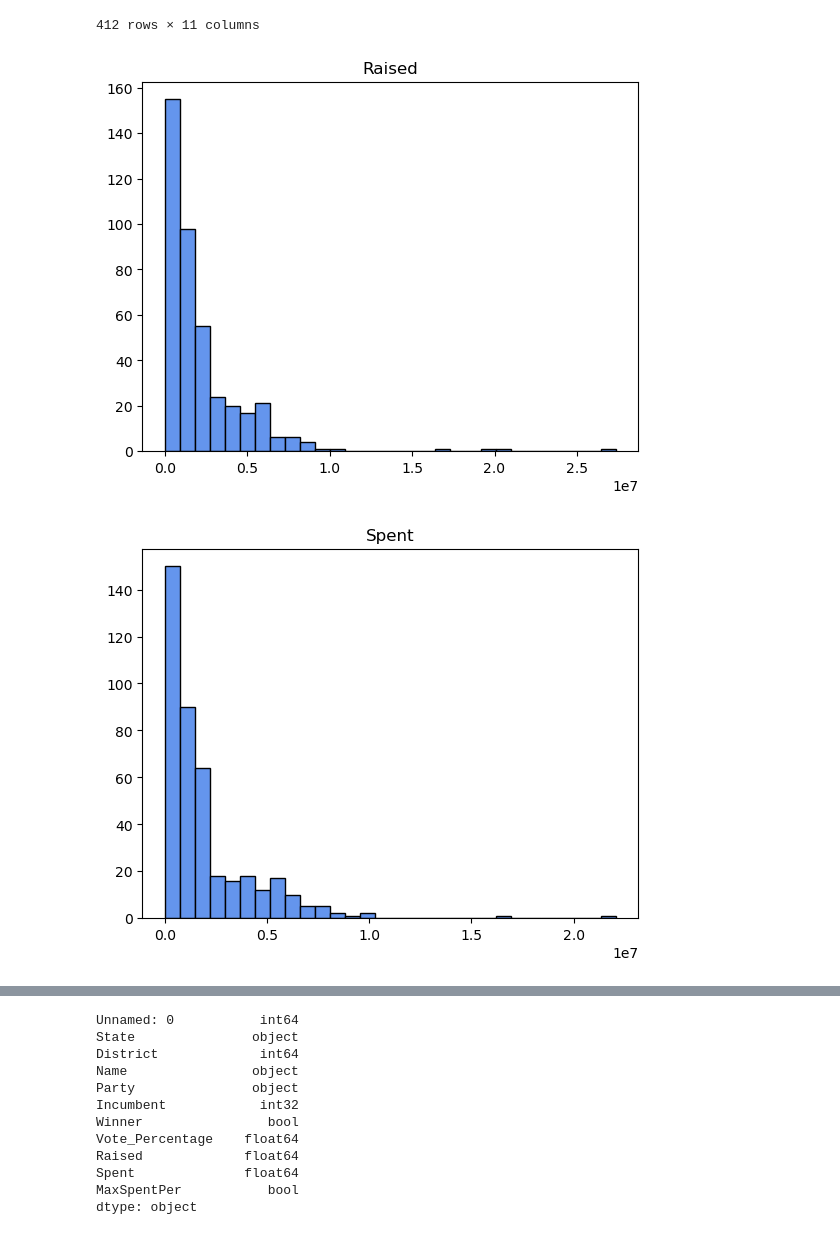
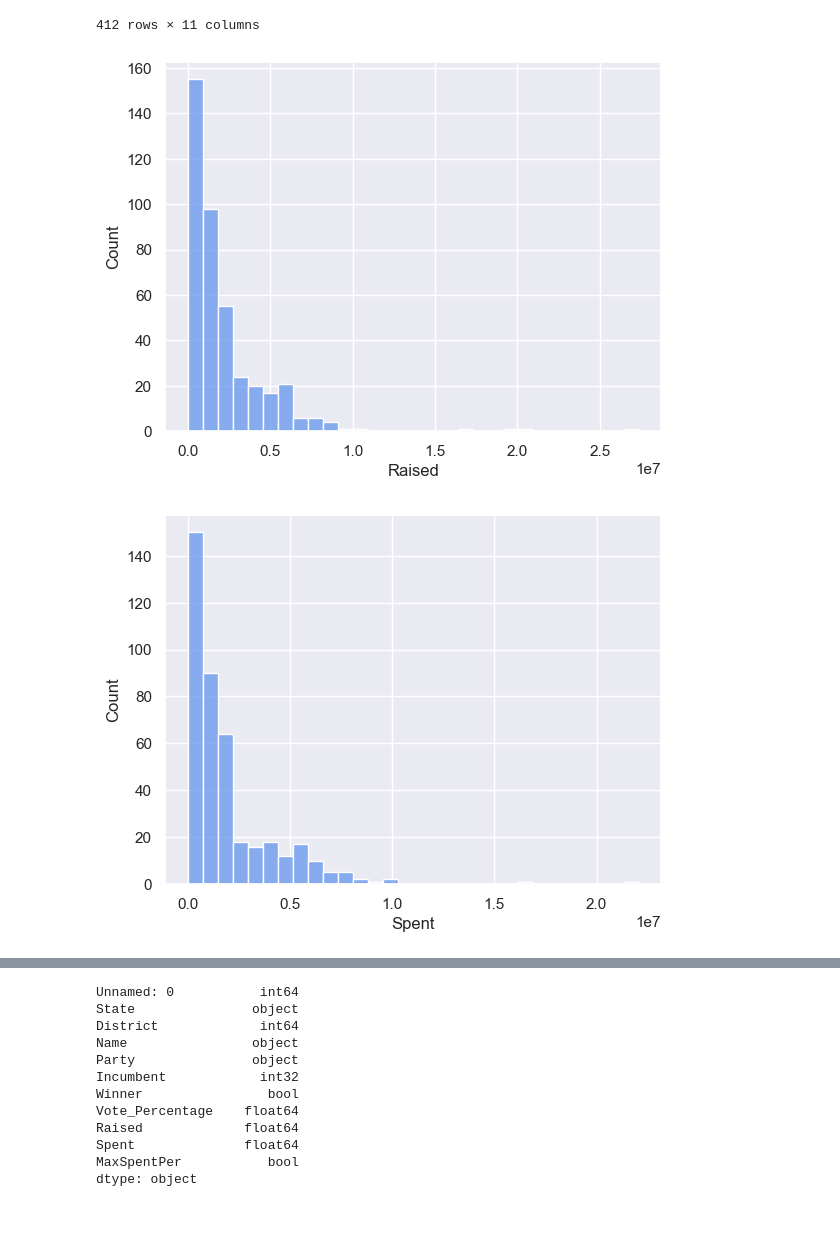
Before and after one commit to nss-data-science-cohort-7/webscraping-open-secrets-boooooleans, a Jupyter notebook: notebooks/mt_ex_analysis.ipynb, the cells around one changed output, grey strips where cells are left out. Saved outputs shown, nothing was run; the diff lists cells and outputs as text; code cells hidden in the pictures.

```diff
--- a/notebooks/mt_ex_analysis.ipynb
+++ b/notebooks/mt_ex_analysis.ipynb
@@ -308,3 +325,7 @@ df_ex_r
 # %%
-df_ex_r.hist('Raised', bins=30, color = 'red', grid=False, edgecolor = 'black');
+#df_ex_r.hist('Raised', bins=30, color = 'red', grid=False, edgecolor = 'black');
+sns.set(style="darkgrid")
+sns.set_context('notebook')
+sns.histplot(data=df_ex_r, x='Raised',color = 'red', bins=30)
+plt.show()
 # %% [output]
@@ -312,3 +333,7 @@ df_ex_r.hist('Raised', bins=30, color = 'red', grid=False, edgecolor = 'black');
 # %%
-df_ex_r.hist('Raised', bins=30, color = 'red', grid=False, edgecolor = 'black');
+#df_ex_r.hist('Spent', bins=30, color = 'red', grid=False, edgecolor = 'black');
+sns.set(style="darkgrid")
+sns.set_context('notebook')
+sns.histplot(data=df_ex_r, x='Spent',color = 'red', bins=30)
+plt.show()
 # %% [output]
@@ -316,3 +341,4 @@ df_ex_r.hist('Raised', bins=30, color = 'red', grid=False, edgecolor = 'black');
 # %%
-sns.boxplot(data=df_ex_r, y="Raised");
+sns.set_context('notebook')
+sns.boxplot(data=df_ex, x='Party', y="Raised", palette='Blues');
 # %% [output]
@@ -336,13 +362,21 @@ df_ex_d
 | 807 | 807 | WY | 1 | Lynnette Grey Bull | D | False | False | 24.6 | 134597.0 | ... |
 412 rows × 11 columns
 # %%
-df_ex_d.hist('Raised', bins=30, color = 'cornflowerblue', grid=False, edgecolor = 'black');
+#df_ex_d.hist('Raised', bins=30, color = 'cornflowerblue', grid=False, edgecolor = 'black');
+sns.set(style="darkgrid")
+sns.set_context('notebook')
+sns.histplot(data=df_ex_d, x='Raised',color = 'cornflowerblue', bins=30)
+plt.show()
 # %% [output]
-[figure, old version]
+[figure, new version]
 # %%
-df_ex_d.hist('Spent', bins=30, color = 'cornflowerblue', grid=False, edgecolor = 'black');
+#df_ex_d.hist('Spent', bins=30, color = 'cornflowerblue', grid=False, edgecolor = 'black');
+sns.set(style="darkgrid")
+sns.set_context('notebook')
+sns.histplot(data=df_ex_d, x='Spent',color = 'cornflowerblue', bins=30)
+plt.show()
 # %% [output]
-[figure, old version]
+[figure, new version]
 # %%
 sns.boxplot(data=df_ex_d, y="Spent");
 # %% [output]
```
Also changed, not shown: parts of 16 cells of this notebook.
